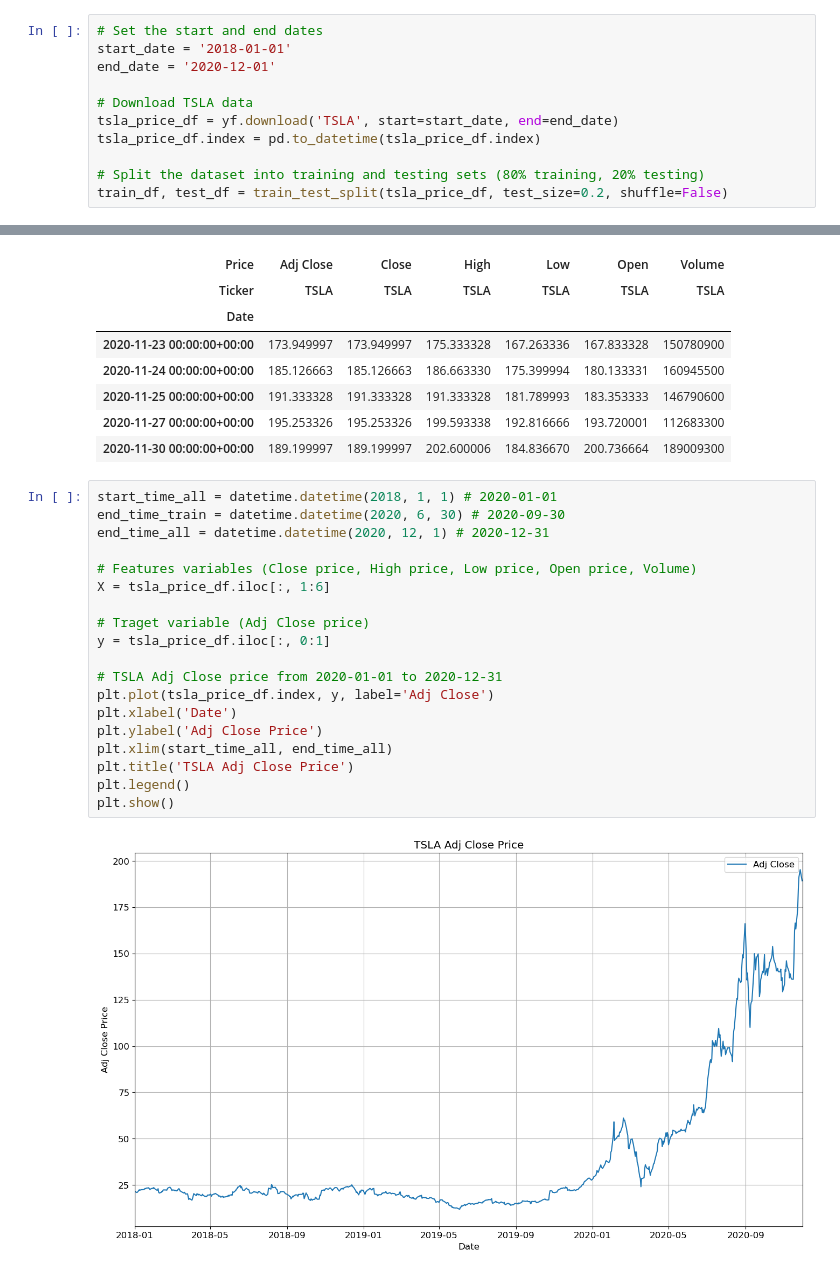
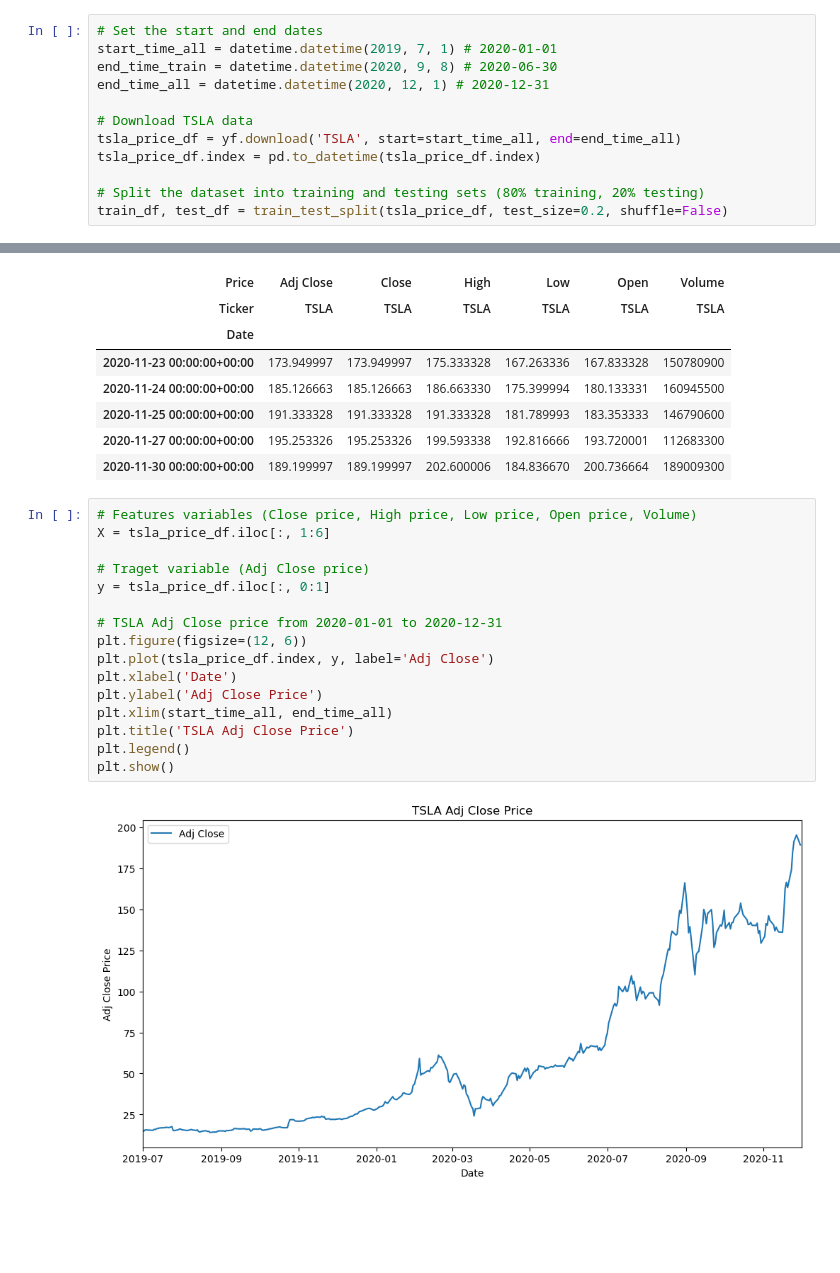
Before and after one commit to FabianJuarez182/Prediction-Company-Stock, a Jupyter notebook: stock-prediction.ipynb, the cells around one changed output, grey strips where cells are left out. Cells and saved outputs as stored; diff of their text form; blank space fills up the shorter version.

```diff
--- a/stock-prediction.ipynb
+++ b/stock-prediction.ipynb
@@ -23,11 +30,12 @@ import torch.nn as nn
 ### 2. DATASET
 # %%
 # Set the start and end dates
-start_date = '2018-01-01'
-end_date = '2020-12-01'
+start_time_all = datetime.datetime(2019, 7, 1) # 2020-01-01
+end_time_train = datetime.datetime(2020, 9, 8) # 2020-06-30
+end_time_all = datetime.datetime(2020, 12, 1) # 2020-12-31
 
 # Download TSLA data
-tsla_price_df = yf.download('TSLA', start=start_date, end=end_date)
+tsla_price_df = yf.download('TSLA', start=start_time_all, end=end_time_all)
 tsla_price_df.index = pd.to_datetime(tsla_price_df.index)
 
 # Split the dataset into training and testing sets (80% training, 20% testing)
@@ -57,23 +65,20 @@ tsla_price_df.tail()
 | 2020-11-27 00:00:00+00:00 | 195.253326 | 195.253326 | 199.593338 | 192.816666 | 193.720001 | 112683300 |
 | 2020-11-30 00:00:00+00:00 | 189.199997 | 189.199997 | 202.600006 | 184.836670 | 200.736664 | 189009300 |
 # %%
-start_time_all = datetime.datetime(2018, 1, 1) # 2020-01-01
-end_time_train = datetime.datetime(2020, 6, 30) # 2020-09-30
-end_time_all = datetime.datetime(2020, 12, 1) # 2020-12-31
-
 # Features variables (Close price, High price, Low price, Open price, Volume)
 X = tsla_price_df.iloc[:, 1:6]
 
 # Traget variable (Adj Close price)
 y = tsla_price_df.iloc[:, 0:1]
 
 # TSLA Adj Close price from 2020-01-01 to 2020-12-31
+plt.figure(figsize=(12, 6))
 plt.plot(tsla_price_df.index, y, label='Adj Close')
 plt.xlabel('Date')
 plt.ylabel('Adj Close Price')
 plt.xlim(start_time_all, end_time_all)
 plt.title('TSLA Adj Close Price')
 plt.legend()
 plt.show()
 # %% [output]
-[figure, old version]
+[figure, new version]
```
Also changed, not shown: parts of 19 cells of this notebook.
